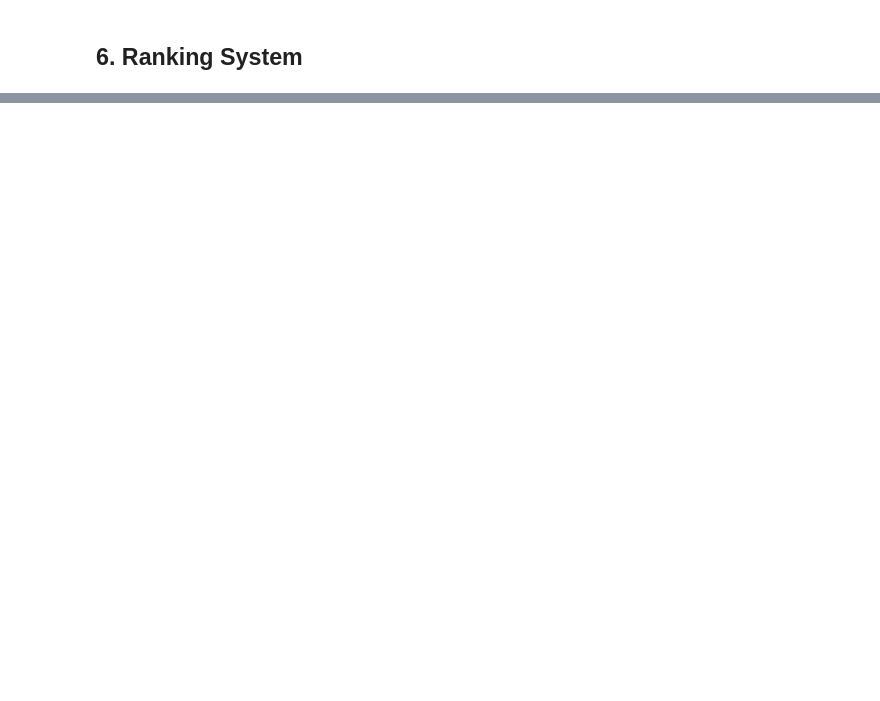
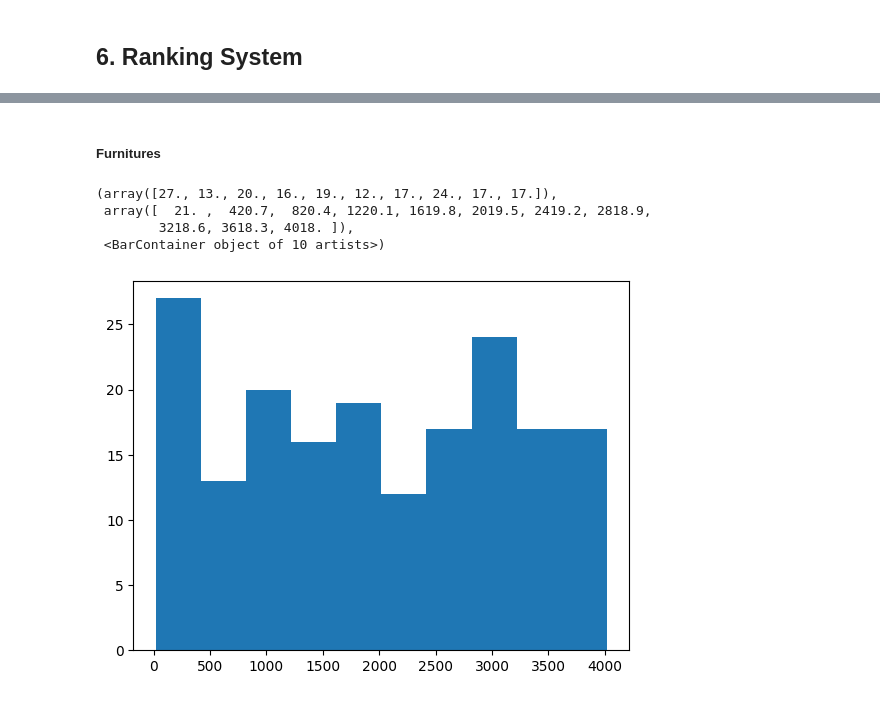
Before and after one commit to MAST30034-Applied-Data-Science/generic-buy-now-pay-later-project-group-5, a Jupyter notebook: notebooks/final_summary.ipynb, the cells around one changed output, grey strips where cells are left out. Saved outputs shown, nothing was run; the diff lists cells and outputs as text; code cells hidden in the pictures; blank space fills up the shorter version.

```diff
--- a/notebooks/final_summary.ipynb
+++ b/notebooks/final_summary.ipynb
@@ -339,0 +708,11 @@ The model is then fitted to the entire datasets and generate predictions (fraudu
+# %% [markdown]
+##### Furnitures
+# %%
+furnitures = overall_ranks.where(overall_ranks.merchant_segments == 'Furnitures')
+plt.hist(furnitures['rank'], bins = 10)
+# %% [output]
+(array([27., 13., 20., 16., 19., 12., 17., 24., 17., 17.]),
+ array([  21. ,  420.7,  820.4, 1220.1, 1619.8, 2019.5, 2419.2, 2818.9,
+        3218.6, 3618.3, 4018. ]),
+ <BarContainer object of 10 artists>)
+[figure, added]
```
Also changed, not shown: parts of 50 cells of this notebook.
